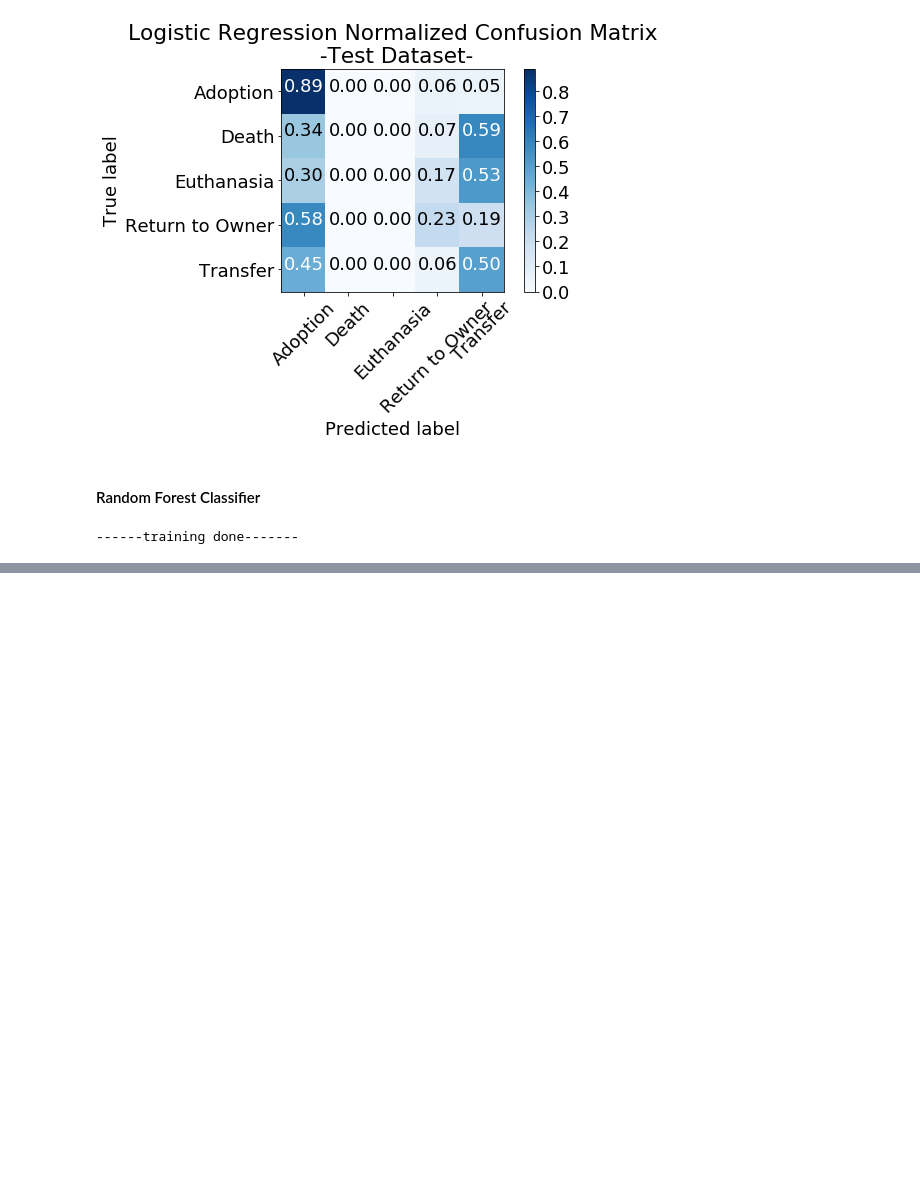
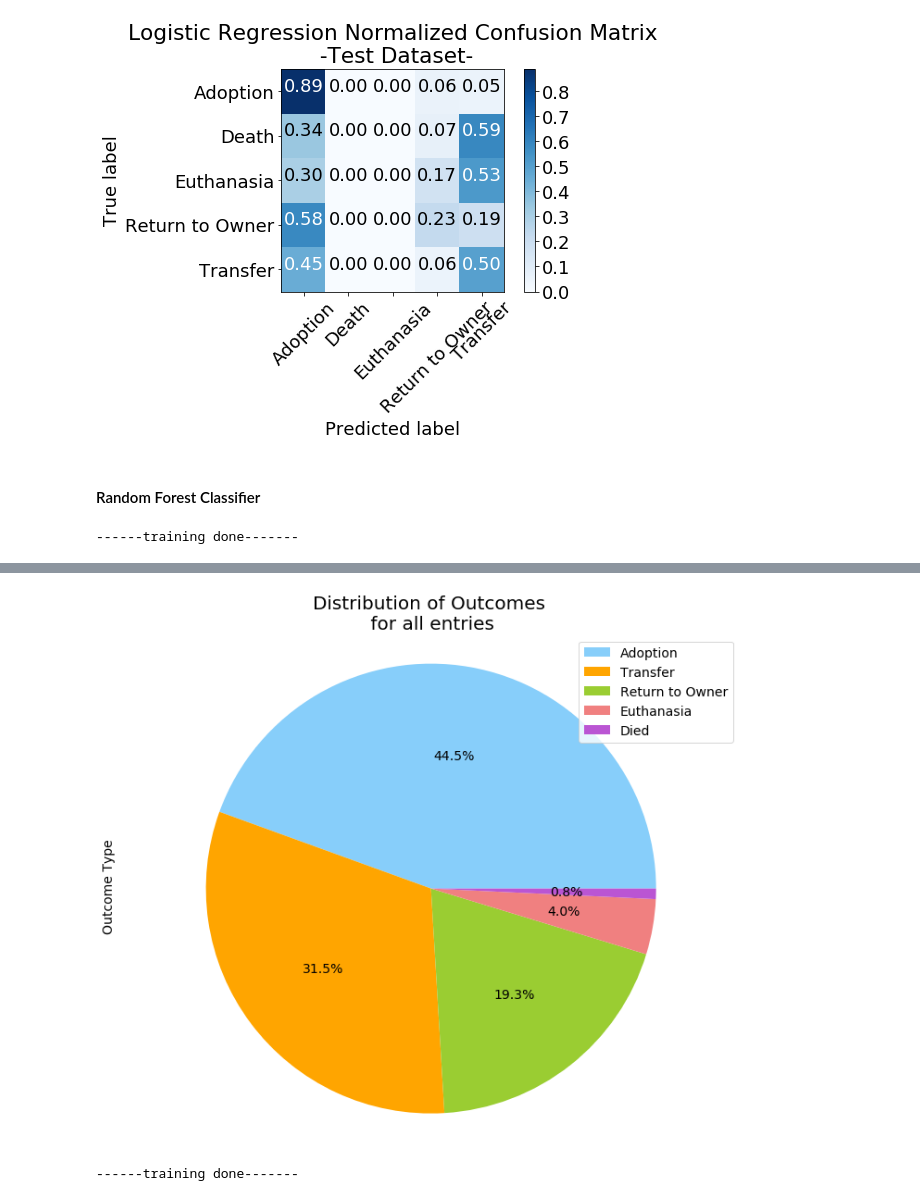
Before and after one commit to emenriquez/Springboard-Coursework, a Jupyter notebook: Capstone Project 1/Classification Models - Pet Adoption.ipynb, the cells around one changed output, grey strips where cells are left out. Cells and saved outputs as stored; diff of their text form; code cells hidden in the pictures; blank space fills up the shorter version.

```diff
--- a/Capstone Project 1/Classification Models - Pet Adoption.ipynb
+++ b/Capstone Project 1/Classification Models - Pet Adoption.ipynb
@@ -498,7 +527,7 @@ plt.show()
 #### Data Split
 # %%
 # Split test set from data
-X_temp, X_test, y_temp, y_test = train_test_split(data.drop(['Found Home', 'Outcome Type'], axis = 1), data['Outcome Type'], test_size=0.2, random_state=42)
+X_temp, X_test, y_temp, y_test = train_test_split(data.drop(['Found Home', 'Outcome Type', 'Unknown Gender', 'Simple Color_Other', 'Simple Breed_Other'], axis = 1), data['Outcome Type'], test_size=0.2, random_state=42)
 
 # Split remaining data into train and CV sets
 X_train, X_CV, y_train, y_CV = train_test_split(X_temp, y_temp, test_size=0.25, random_state=42)
@@ -691,0 +727,30 @@ plt.show()
+# %%
+# Set figure and font size to visualize class distribution
+plt.subplots(figsize=(12, 10))
+plt.rc('font', size=14)
+
+# Create pie chart for cat outcomes
+ax = y_train.value_counts().plot(kind='pie',
+                                         autopct='%1.1f%%',
+                                         labels=None,
+                                         legend=True,
+                                         colors=['lightskyblue', 'orange', 'yellowgreen',  'lightcoral', 'mediumorchid']
+                                        )
+
+# plot formatting
+plt.axis('equal')
+plt.title('Distribution of Outcomes\n for all Entries', size=20)
+plt.show()
+# %% [output]
+[figure, added]
+# %%
+# Set the class weights
+class_weights = {'Adoption': 1./0.445, 'Transfer': 1./0.315, 'Return to Owner': 1./0.193, 'Euthanasia': 1./0.04, 'Died': 1./0.008}
+
+# Run Random Forest with adjusted class weights
+rf = RandomForestClassifier(n_estimators=1000, max_depth=8, min_samples_leaf=4, max_features=0.2, n_jobs=-1, random_state=0, class_weight = class_weights)
+rf.fit(X_train, y_train)
+features = X_train.columns.values
+print('------training done-------')
+# %% [output]
+------training done-------
```
Also changed, not shown: parts of 17 cells of this notebook.
